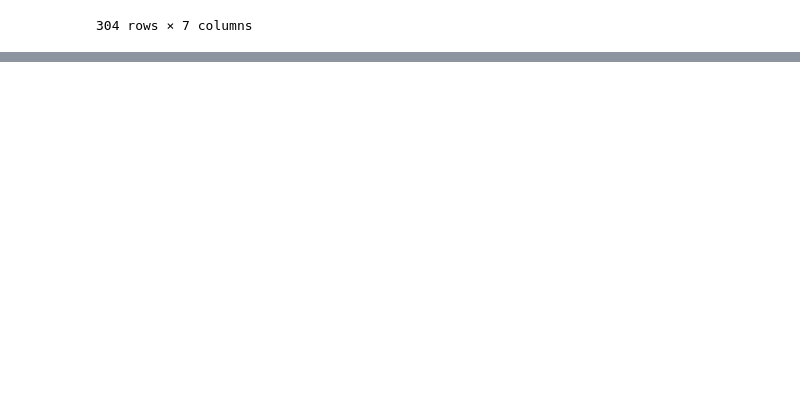
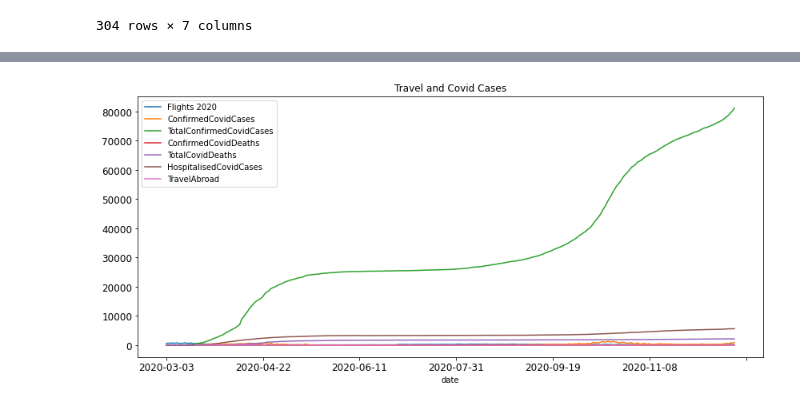
Before and after one commit to Truncation-Nation/hack4change, a Jupyter notebook: hack4change.ipynb, the cells around one changed output, grey strips where cells are left out. Saved outputs shown, nothing was run; the diff lists cells and outputs as text; code cells hidden in the pictures; blank space fills up the shorter version.

```diff
--- a/hack4change.ipynb
+++ b/hack4change.ipynb
@@ -26,0 +73,3 @@ covid_cases
+# %%
+covid_cases2.rename(columns = {'Unnamed: 0':'Date'}, inplace = True)
+covid_cases2.head()
@@ -26,0 +96,3 @@ covid_cases
+# %%
+air_traffic2.set_index("Date", inplace = True)
+air_traffic2.head()
@@ -26,0 +114,3 @@ covid_cases
+# %%
+air_traffic2.drop(['7-day moving average Flights 2020'], axis = 'columns', inplace = True)
+air_traffic2.head()
@@ -26,0 +125,3 @@ covid_cases
+# %%
+df = pd.merge(air_traffic2,covid_cases2,left_index=True,right_index=True)
+df.head()
@@ -26,0 +153,6 @@ covid_cases
+# %%
+p = df.plot(title = 'Travel and Covid Cases',figsize = (14, 6), fontsize = 12)
+p.set_xlabel('date')
+p.set_ylabel('');
+# %% [output]
+[figure, added]
```
Also changed, not shown: parts of 13 cells of this notebook.
